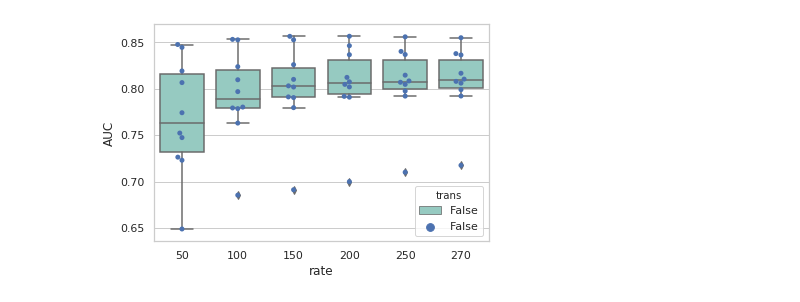
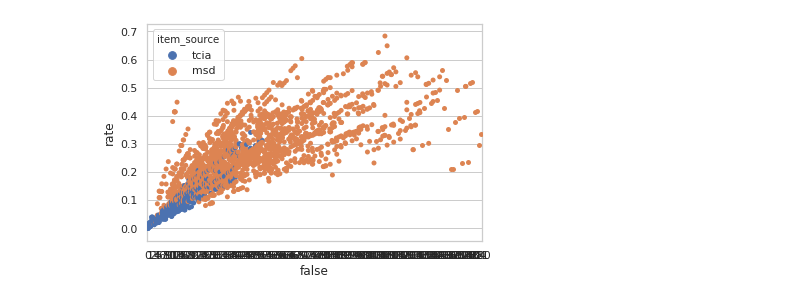
Before and after one commit to curlsjennifer/Transfer_Learning_Applied_on_Pancreas_Tumor, a Jupyter notebook: src/box plot of results.ipynb, the cells around one changed output. Cells and saved outputs as stored; diff of their text form; code cells hidden in the pictures.

```diff
--- a/src/box plot of results.ipynb
+++ b/src/box plot of results.ipynb
@@ -33,0 +54,9 @@ dataframe = pd.DataFrame(data={'AUC': AUC_list, 'rate': rate_list, 'trans':trans
+# %%
+df = pd.read_csv(res_path + "/target_false.csv")
+df = df.sort_values(by=['rate'])
+exp = df['exp_name']
+exp = [i.split('_')[3] for i in exp]
+index = [i for i in range(len(exp)) if exp[i]=='7']
+dx = df.iloc[index, :]
+print(dx[dx["AUC"] == "msd"])
+#print(df)
@@ -34,12 +81,11 @@ dataframe = pd.DataFrame(data={'AUC': AUC_list, 'rate': rate_list, 'trans':trans
 # %%
 # Plot the boxplot
 sns.set(style="whitegrid")
-tips = sns.load_dataset("tips")
-ax = sns.boxplot( x="rate", y="AUC", hue="trans",
-                 data=dataframe, palette="Set3")
-ax = sns.swarmplot( x="rate", y="AUC", hue="trans",
-                 data=dataframe, dodge=True)
+# ax = sns.boxplot( x="false", y="rate", hue="item_source",
+#                  data=df, palette="Set3")
+ax = sns.swarmplot( x="false", y="rate", hue="item_source",
+                 data=df, dodge=True)
 # %% [output]
-[figure, old version]
+[figure, new version]
 # %%
 print(dataframe)
```
Also changed, not shown: parts of 4 cells of this notebook, 5 other files.
